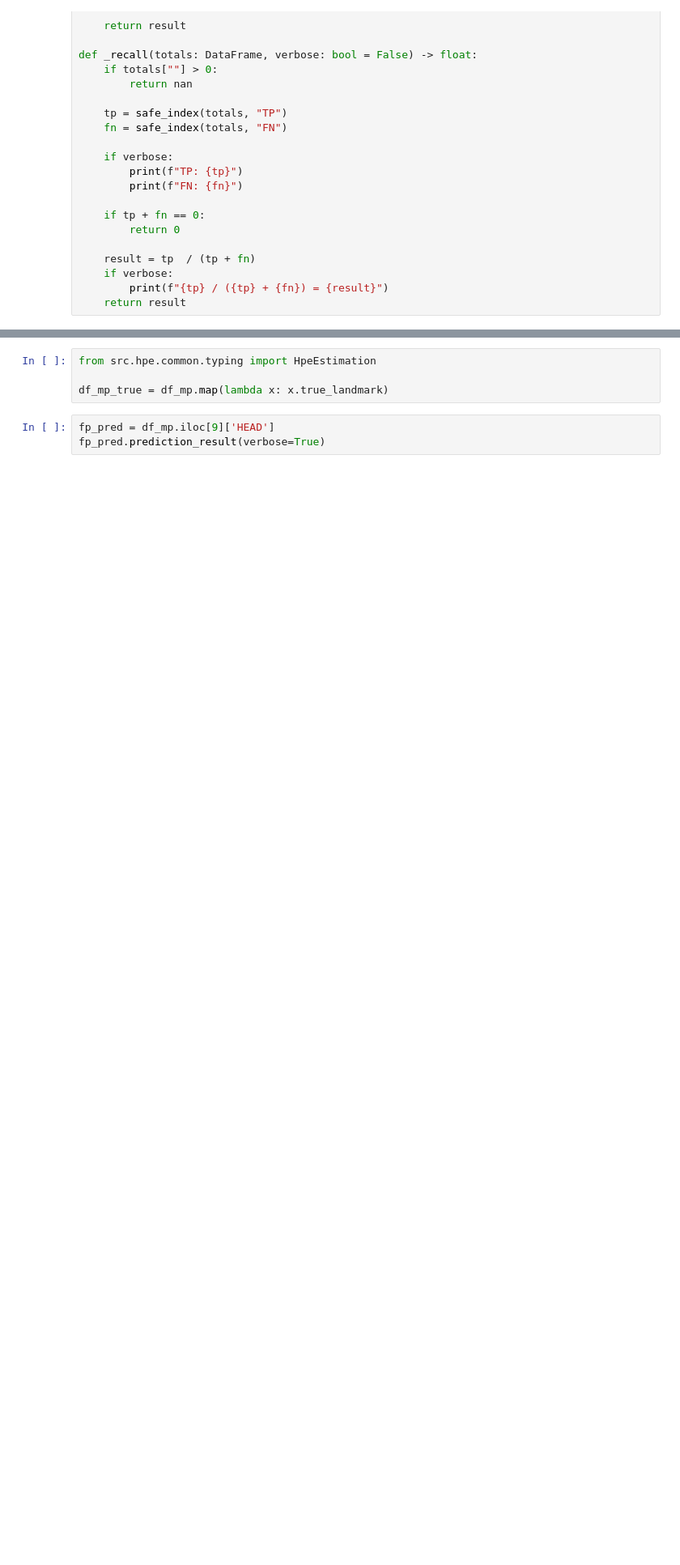
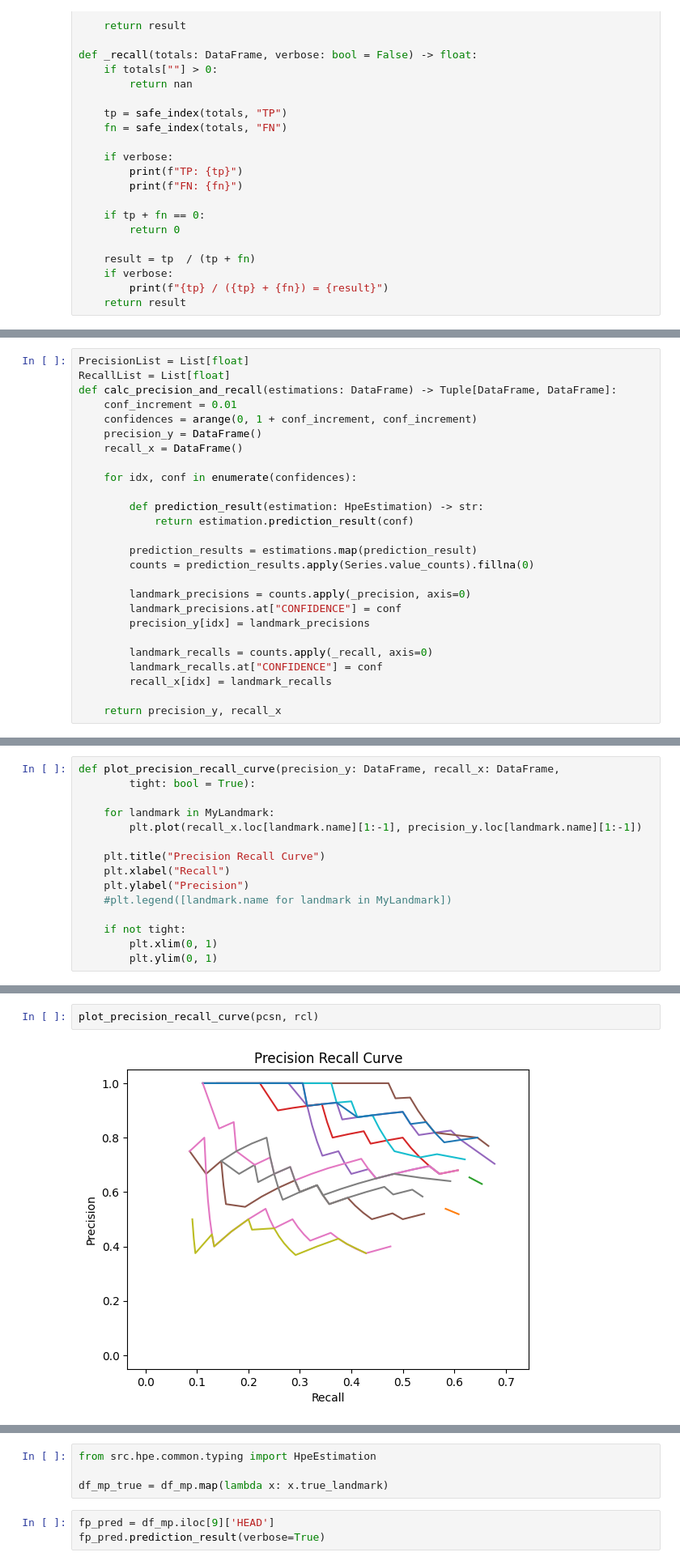
Before and after one commit to tomdec/climbing-technique-detector, a Jupyter notebook: playground.ipynb, the cells around one changed output, grey strips where cells are left out. Shown: that part at 81% size. Drawn from its saved outputs; the diff is of its cells as text; blank space fills up the shorter version.

```diff
--- a/playground.ipynb
+++ b/playground.ipynb
@@ -78,0 +86,26 @@ recalls = counts.apply(_recall, axis=0)
+# %%
+PrecisionList = List[float]
+RecallList = List[float]
+def calc_precision_and_recall(estimations: DataFrame) -> Tuple[DataFrame, DataFrame]:
+    conf_increment = 0.01
+    confidences = arange(0, 1 + conf_increment, conf_increment)
+    precision_y = DataFrame()
+    recall_x = DataFrame()
+
+    for idx, conf in enumerate(confidences):
+
+        def prediction_result(estimation: HpeEstimation) -> str:
+            return estimation.prediction_result(conf)
+
+        prediction_results = estimations.map(prediction_result)
+        counts = prediction_results.apply(Series.value_counts).fillna(0)
+
+        landmark_precisions = counts.apply(_precision, axis=0)
+        landmark_precisions.at["CONFIDENCE"] = conf
+        precision_y[idx] = landmark_precisions
+
+        landmark_recalls = counts.apply(_recall, axis=0)
+        landmark_recalls.at["CONFIDENCE"] = conf
+        recall_x[idx] = landmark_recalls
+
+    return precision_y, recall_x
@@ -78,0 +135,15 @@ recalls = counts.apply(_recall, axis=0)
+# %%
+def plot_precision_recall_curve(precision_y: DataFrame, recall_x: DataFrame,
+        tight: bool = True):
+
+    for landmark in MyLandmark:
+        plt.plot(recall_x.loc[landmark.name][1:-1], precision_y.loc[landmark.name][1:-1])
+
+    plt.title("Precision Recall Curve")
+    plt.xlabel("Recall")
+    plt.ylabel("Precision")
+    #plt.legend([landmark.name for landmark in MyLandmark])
+
+    if not tight:
+        plt.xlim(0, 1)
+        plt.ylim(0, 1)
@@ -78,0 +179,4 @@ recalls = counts.apply(_recall, axis=0)
+# %%
+plot_precision_recall_curve(pcsn, rcl)
+# %% [output]
+[figure, added]
```
Also changed, not shown: parts of 10 cells of this notebook, 2 other files.
